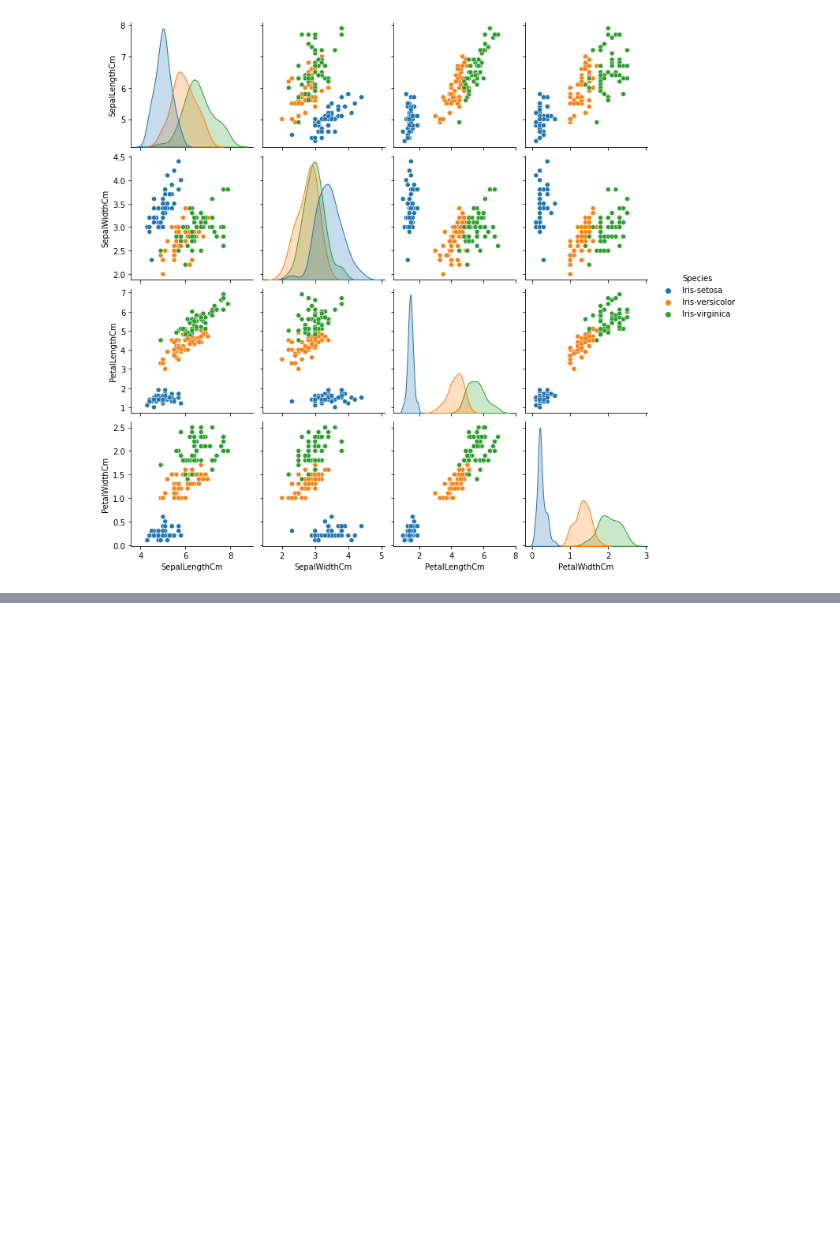
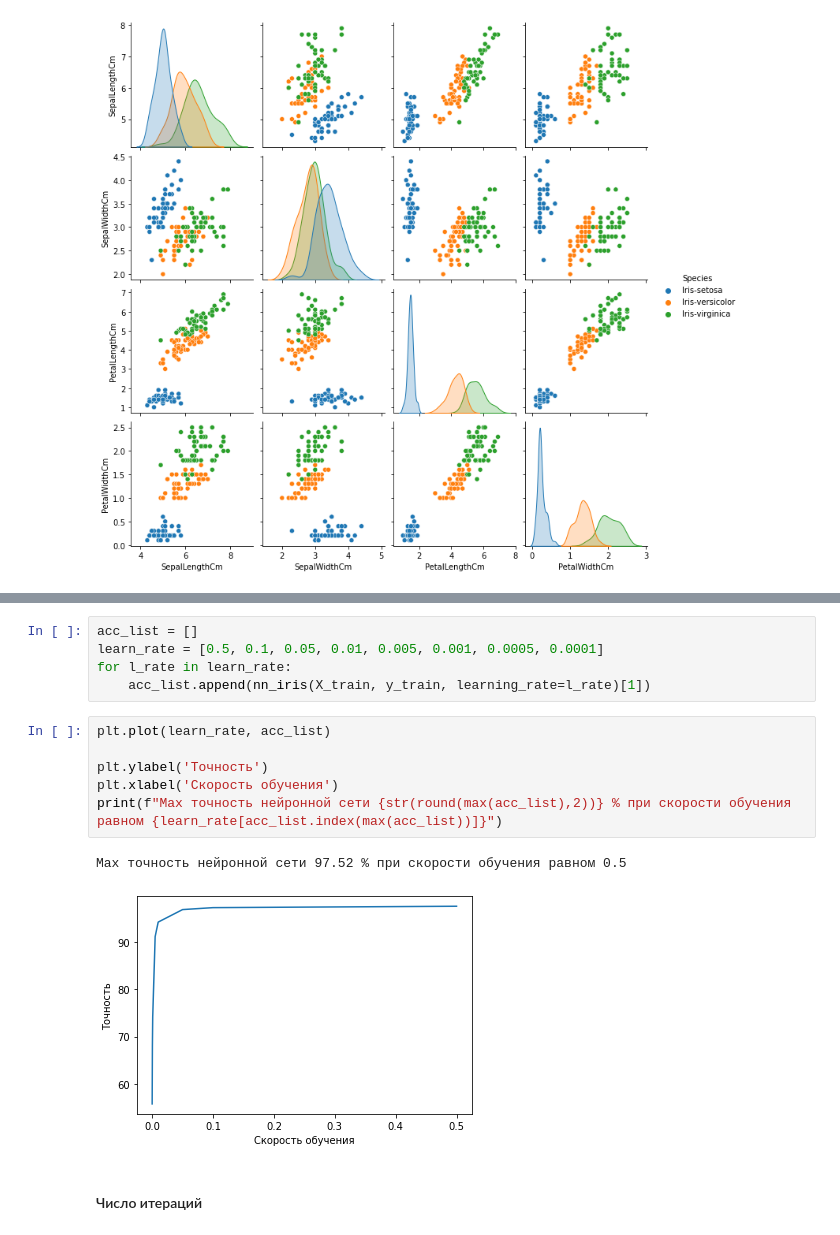
Before and after one commit to skyseedim/NN_intro, a Jupyter notebook: HW_1.ipynb, the cells around one changed output, grey strips where cells are left out. Cells and saved outputs as stored; diff of their text form; blank space fills up the shorter version.

```diff
--- a/HW_1.ipynb
+++ b/HW_1.ipynb
@@ -114,0 +165,16 @@ def(num_layers=2, learning_rate=0.01, num_steps=10000):
+# %%
+acc_list = []
+learn_rate = [0.5, 0.1, 0.05, 0.01, 0.005, 0.001, 0.0005, 0.0001]
+for l_rate in learn_rate:
+    acc_list.append(nn_iris(X_train, y_train, learning_rate=l_rate)[1])
+# %%
+plt.plot(learn_rate, acc_list)
+
+plt.ylabel('Точность')
+plt.xlabel('Скорость обучения')
+print(f"Max точность нейронной сети {str(round(max(acc_list),2))} % при скорости обучения равном {learn_rate[acc_list.index(max(acc_list))]}")
+# %% [output]
+Max точность нейронной сети 97.52 % при скорости обучения равном 0.5
+[figure, added]
+# %% [markdown]
+#### Число итераций
```
Also changed, not shown: parts of 15 cells of this notebook.
